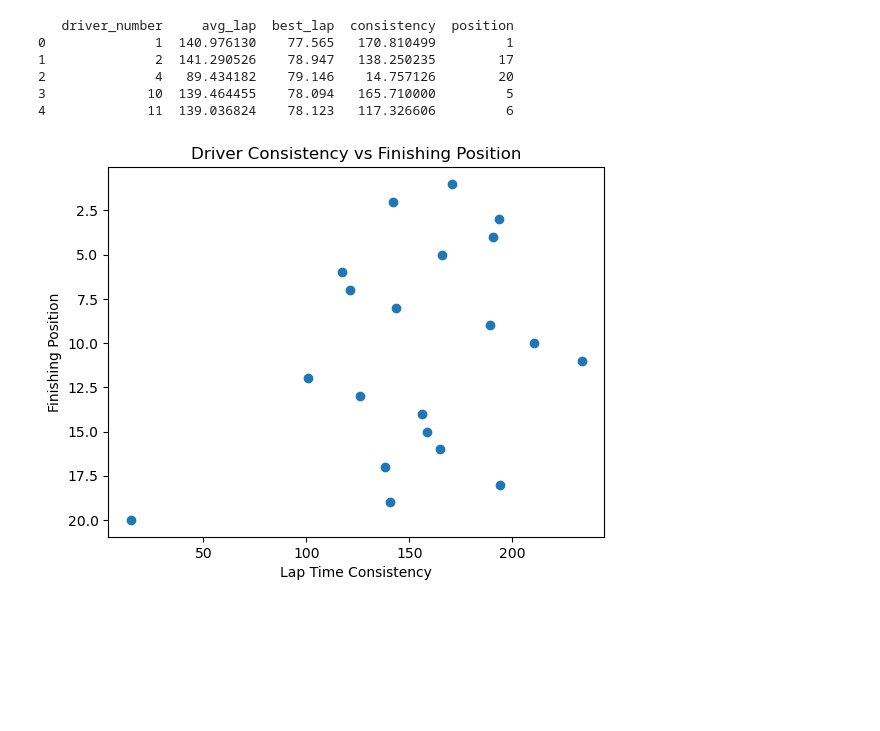
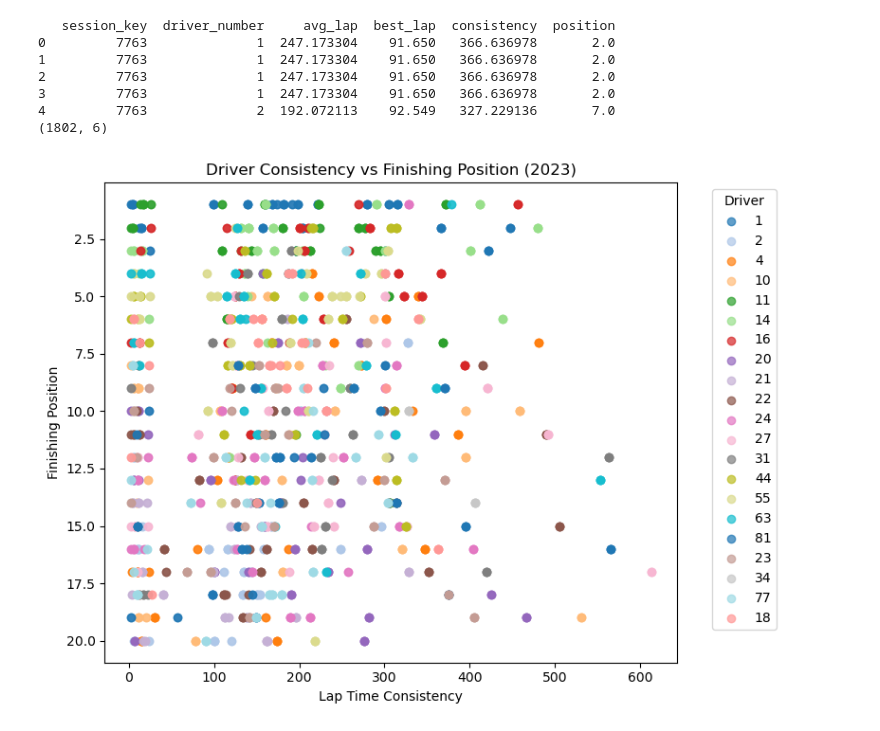
Before and after one commit to Vaoikun/Data_Acquisition_Blog, a Jupyter notebook: f1_data.ipynb, the cells around one changed output. Drawn from its saved outputs; the diff is of its cells as text; code cells hidden in the pictures; blank space fills up the shorter version.

```diff
--- a/f1_data.ipynb
+++ b/f1_data.ipynb
@@ -18,6 +19,7 @@ def get_season_results(season: int) -> pd.DataFrame:
 # %%
 # Example usage
 df = get_season_results(2023)
+session_keys = df["session_key"].unique()
 df.head()
 # %% [output]
 |  | session_key | session_type | session_name | date_start | date_end | meeting_key | circuit_key | ... |
@@ -48,7 +50,18 @@ def get_session_laps(session_id: int) -> pd.DataFrame:
     session_data = sessions.json()
     return pd.DataFrame(session_data)
 # %%
-df_results = get_session_results(7782)
+# Stack all session results for the season
+for session_key in session_keys[:15]: # limit to first 30 requests (15 sessions) for testing
+    df_session_results = get_session_results(session_key)
+    df_session_laps = get_session_laps(session_key)
+    # important: stay under the minute cap
+    time.sleep(1)
+    if "df_results" in locals():
+        df_results = pd.concat([df_results, df_session_results], ignore_index=True)
+        df_laps = pd.concat([df_laps, df_session_laps], ignore_index=True)
+    else:
+        df_results = df_session_results
+        df_laps = df_session_laps
 print(df_results.shape)
 df_results.head()
 # %% [output]
@@ -62,5 +75,4 @@ df_results.head()
 # %%
-df_laps = get_session_laps(7782)
 print(df_laps.shape)
 df_laps.head()
 # %% [output]
@@ -78,24 +86,52 @@ df_laps.to_csv("session_laps.csv", index=False)
 # %%
-# Analyze lap times by driver
-driver_stats = df_laps.groupby("driver_number").agg(
-    avg_lap=("lap_duration","mean"),
-    best_lap=("lap_duration","min"),
-    consistency=("lap_duration","std")
+# Analyze lap times by driver/session_key
+driver_stats = df_laps.groupby(
+    ["session_key", "driver_number"]
+    ).agg(
+    avg_lap=("lap_duration", "mean"),
+    best_lap=("lap_duration", "min"),
+    consistency=("lap_duration", "std")
+    ).reset_index()
+new_df = driver_stats.merge(
+    df_results[["session_key","driver_number","position"]],
+    on=["session_key","driver_number"],
+    how="left"
 )
-new_df = driver_stats.merge(df_results[['driver_number','position']], on='driver_number')
 print(new_df.head())
+print(new_df.shape)
 # Plot consistency vs position
-plt.scatter(new_df['consistency'], new_df['position'])
+drivers = new_df["driver_number"].unique()
+
+driver_colors = {
+    d: plt.cm.tab20(i % 20)
+    for i, d in enumerate(sorted(drivers))
+}
+plt.figure(figsize=(8,6))
+for driver in drivers:
+
+    d = new_df[new_df["driver_number"] == driver]
+
+    plt.scatter(
+        d["consistency"],
+        d["position"],
+        color=driver_colors[driver],
+        label=str(driver),
+        alpha=0.7
+    )
 plt.xlabel("Lap Time Consistency")
 plt.ylabel("Finishing Position")
-plt.title("Driver Consistency vs Finishing Position")
-plt.gca().invert_yaxis()  # Invert y-axis so 1st place is at the top
+plt.title("Driver Consistency vs Finishing Position (2023)")
+plt.gca().invert_yaxis()
+
+plt.legend(title="Driver", bbox_to_anchor=(1.05,1))
+plt.tight_layout()
 plt.show()
 # %% [output]
-   driver_number     avg_lap  best_lap  consistency  position
-0              1  140.976130    77.565   170.810499         1
-1              2  141.290526    78.947   138.250235        17
-2              4   89.434182    79.146    14.757126        20
-3             10  139.464455    78.094   165.710000         5
-4             11  139.036824    78.123   117.326606         6
+   session_key  driver_number     avg_lap  best_lap  consistency  position
+0         7763              1  247.173304    91.650   366.636978       2.0
+1         7763              1  247.173304    91.650   366.636978       2.0
+2         7763              1  247.173304    91.650   366.636978       2.0
+3         7763              1  247.173304    91.650   366.636978       2.0
+4         7763              2  192.072113    92.549   327.229136       7.0
+(1802, 6)
-[figure, old version]
+[figure, new version]
```
Also changed, not shown: parts of 6 cells of this notebook.
